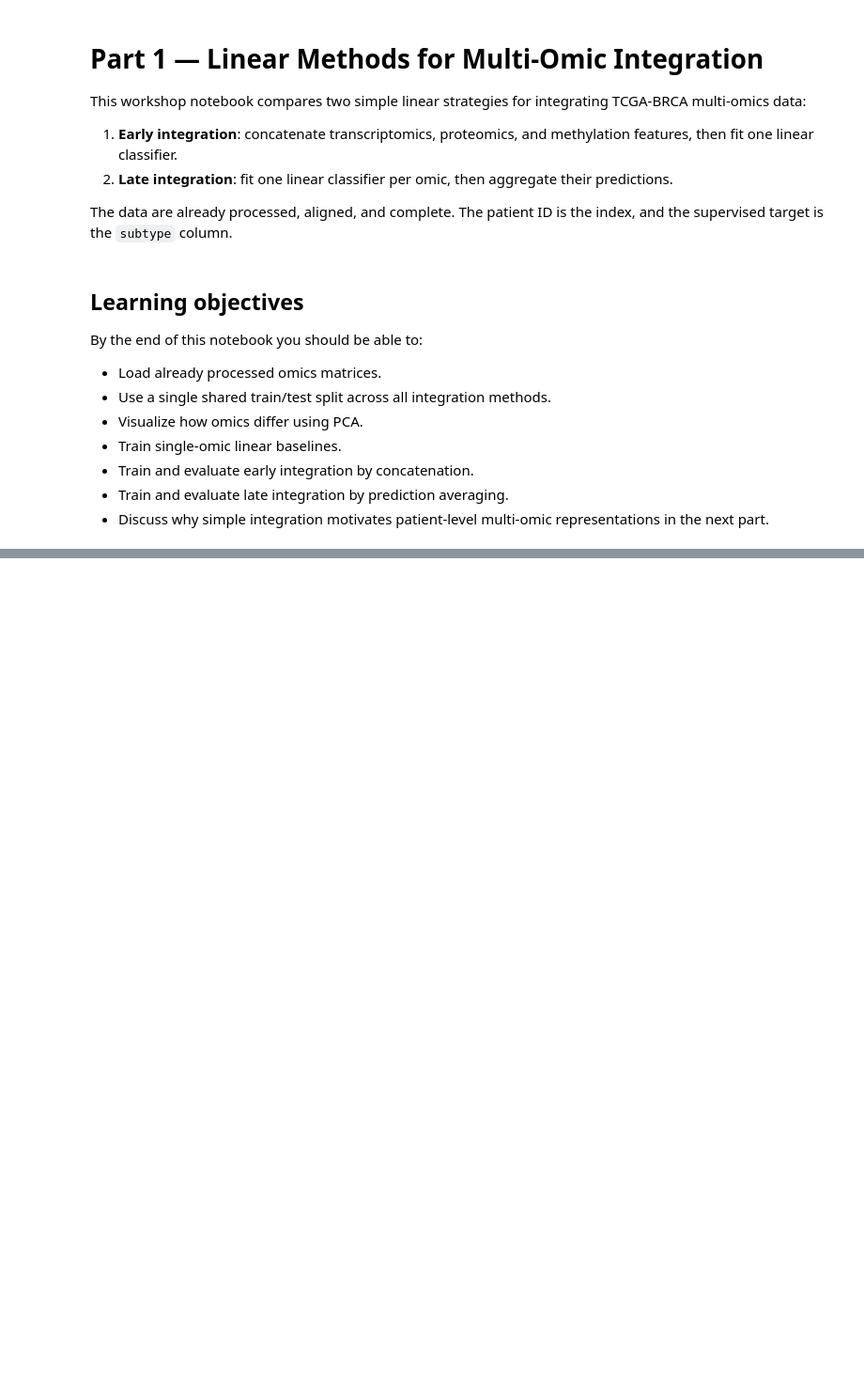
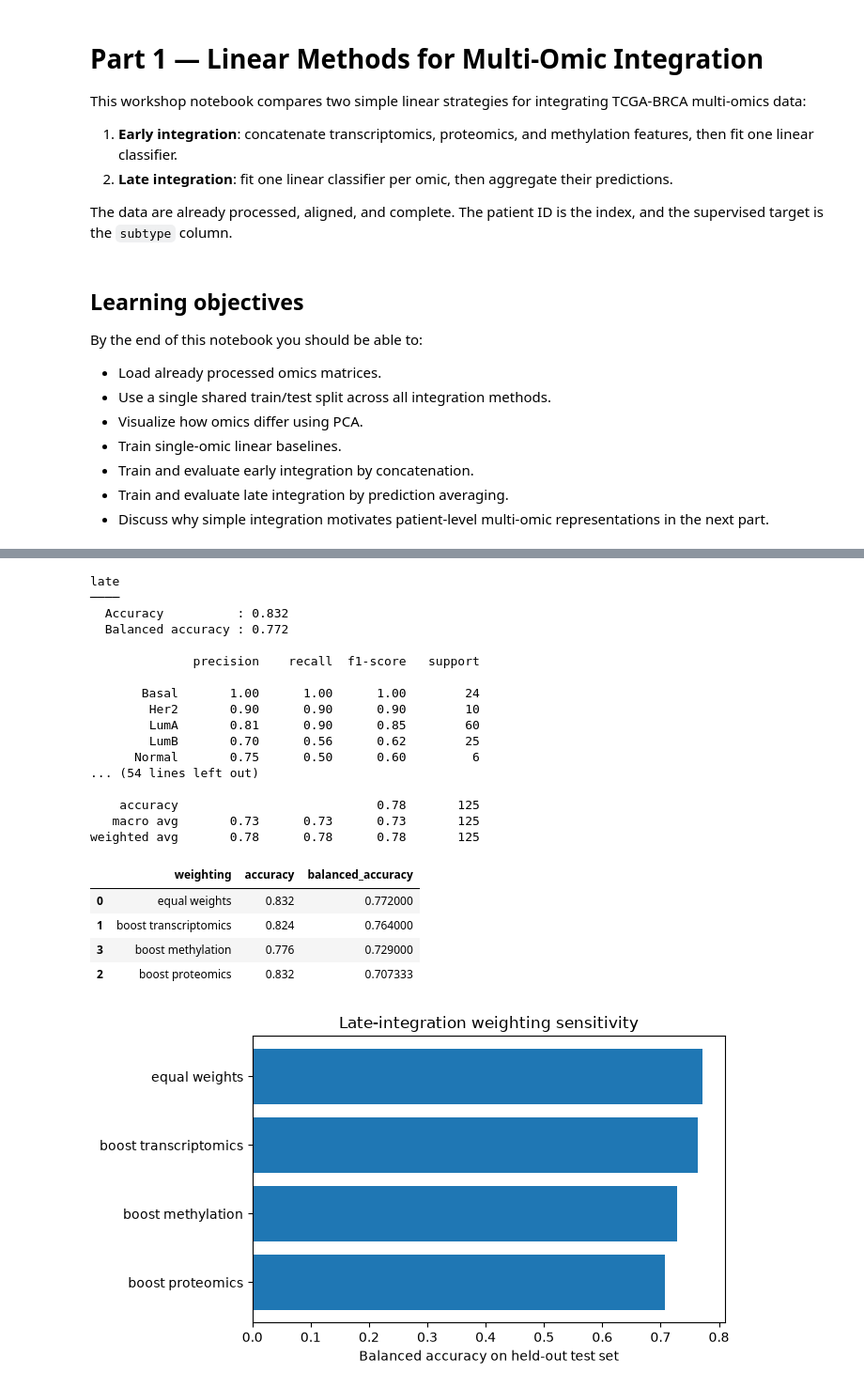
Before and after one commit to Barry8197/ECCB2026_TEST, a Jupyter notebook: sessions/session-2-multi-omics/part-1-linear-methods.ipynb, the cells around one changed output, grey strips where cells are left out. Shown at 94% size. Saved outputs shown, nothing was run; the diff lists cells and outputs as text; code cells hidden in the pictures; blank space fills up the shorter version.

```diff
--- a/sessions/session-2-multi-omics/part-1-linear-methods.ipynb
+++ b/sessions/session-2-multi-omics/part-1-linear-methods.ipynb
@@ -151,0 +61,10 @@ split_balance
+# %%
+DATA_DIR = Path("../../data_tmp/TCGA-BRCA/")
+
+X_omics , y = load_omics(DATA_DIR , omic_keys=['transcriptomics' , 'proteomics', 'methylation'])
+
+with open(f'{DATA_DIR}/patient_splits.pkl' , 'rb') as file :
+    data = pickle.load(file)
+
+train_ids = data['train_ids']
+test_ids = data['test_ids']
@@ -230,12 +177,12 @@ for name, X in X_omics.items():
     model, pred, proba = fit_predict(
         base_model,
         X.loc[train_ids],
-        y_train,
+        y[train_ids],
         X.loc[test_ids],
     )
     single_omic_models[name] = model
     single_omic_probabilities[name] = proba
-    results.append(evaluate_predictions(f"single omic: {name}", y_test, pred))
+    results.append(evaluate_predictions(y[test_ids], pred, f"single omic: {name}"))
 
 results_df = pd.DataFrame(results).sort_values("balanced_accuracy", ascending=False)
 results_df
@@ -294,0 +554,62 @@ results_df
+# %%
+weight_rows = []
+base_weights = {name: 1.0 for name in X_omics}
+
+# Equal weights.
+proba = late_integrated_probabilities(single_omic_probabilities, weights=base_weights)
+pred = proba.idxmax(axis=1)
+weight_rows.append({
+    "weighting": "equal weights",
+    **evaluate_predictions(y[test_ids], pred, "late"),
+})
+
+# Boost each omic while keeping the same trained single-omic models and same test split.
+for boosted_omic in X_omics:
+    weights = base_weights.copy()
+    weights[boosted_omic] = 2.0
+    proba = late_integrated_probabilities(single_omic_probabilities, weights=weights)
+    pred = proba.idxmax(axis=1)
+    weight_rows.append({
+        "weighting": f"boost {boosted_omic}",
+        **evaluate_predictions(y[test_ids], pred, "late"),
+    })
+
+weight_sensitivity = (
+    pd.DataFrame(weight_rows)
+    .drop(columns="model")
+    .sort_values("balanced_accuracy", ascending=False)
+)
+
+display(weight_sensitivity)
+
+plt.figure(figsize=(7, 4))
+plt.barh(weight_sensitivity["weighting"], weight_sensitivity["balanced_accuracy"])
+plt.xlabel("Balanced accuracy on held-out test set")
+plt.title("Late-integration weighting sensitivity")
+plt.gca().invert_yaxis()
+plt.tight_layout()
+plt.show()
+# %% [output]
+late
+────
+  Accuracy          : 0.832
+  Balanced accuracy : 0.772
+
+              precision    recall  f1-score   support
+
+       Basal       1.00      1.00      1.00        24
+        Her2       0.90      0.90      0.90        10
+        LumA       0.81      0.90      0.85        60
+        LumB       0.70      0.56      0.62        25
+      Normal       0.75      0.50      0.60         6
+... (54 lines left out)
+
+    accuracy                           0.78       125
+   macro avg       0.73      0.73      0.73       125
+weighted avg       0.78      0.78      0.78       125
+|  | weighting | accuracy | balanced_accuracy |
+| 0 | equal weights | 0.832 | 0.772000 |
+| 1 | boost transcriptomics | 0.824 | 0.764000 |
+| 3 | boost methylation | 0.776 | 0.729000 |
+| 2 | boost proteomics | 0.832 | 0.707333 |
+[figure, added]
```
Also changed, not shown: parts of 54 cells of this notebook, 5 other files.
